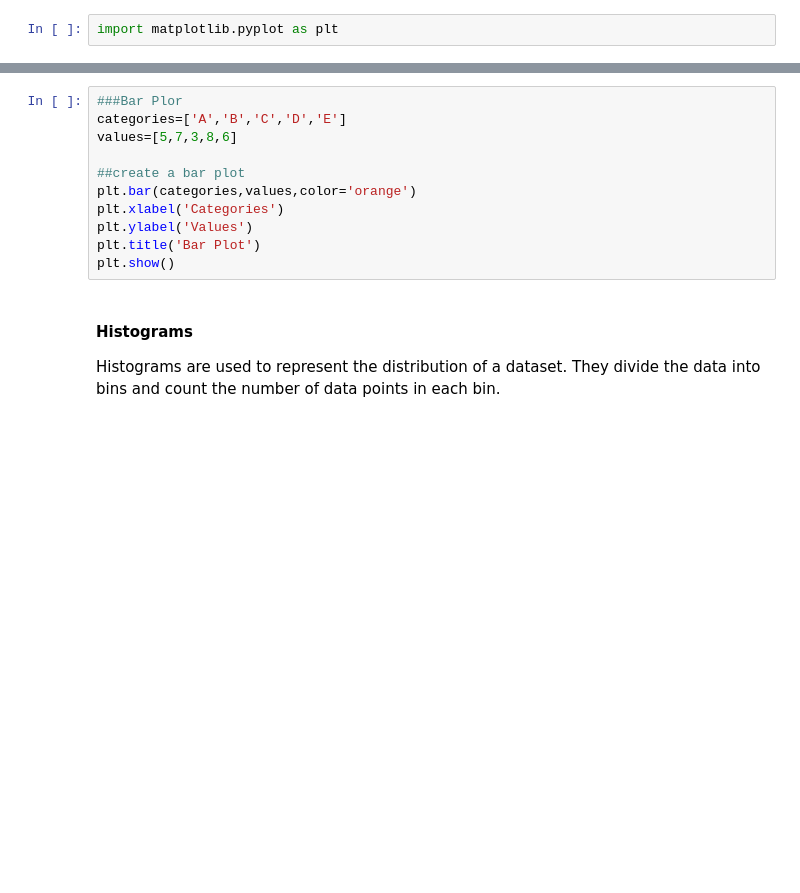
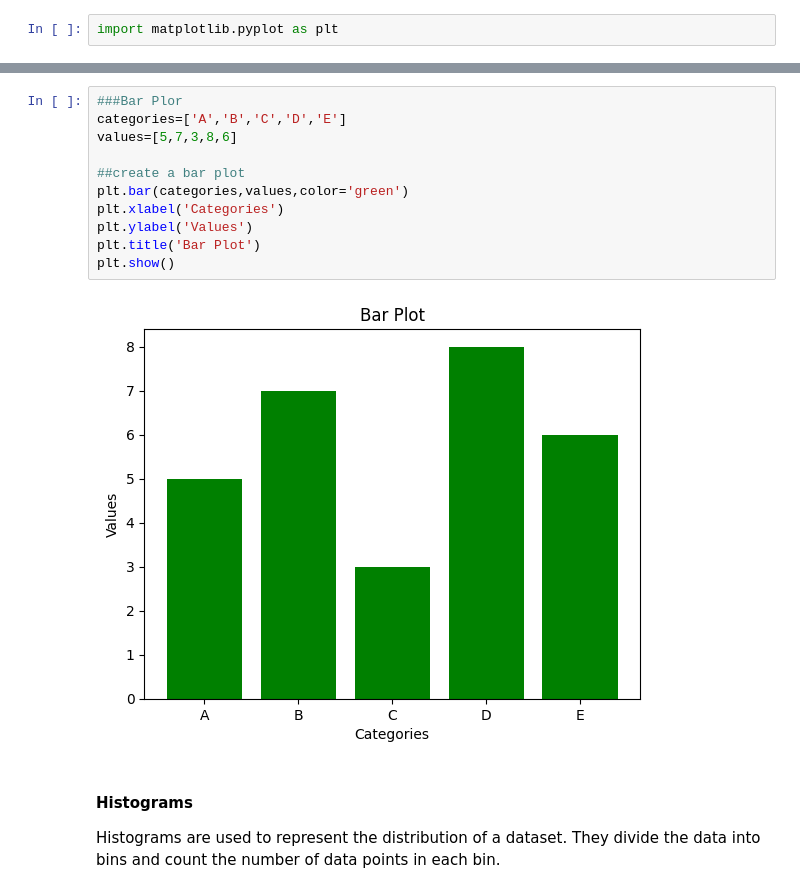
Before and after one commit to ankul21-GIT/DC_DDS_04, a Jupyter notebook: Python/09_Data_Analysis_With_Python/9.5-matplotlib.ipynb, the cells around one changed output, grey strips where cells are left out. Cells and saved outputs as stored; diff of their text form; blank space fills up the shorter version.

```diff
--- a/Python/09_Data_Analysis_With_Python/9.5-matplotlib.ipynb
+++ b/Python/09_Data_Analysis_With_Python/9.5-matplotlib.ipynb
@@ -65,14 +85,16 @@ plt.title("Plot 4")
 # %%
 ###Bar Plor
 categories=['A','B','C','D','E']
 values=[5,7,3,8,6]
 
 ##create a bar plot
-plt.bar(categories,values,color='orange')
+plt.bar(categories,values,color='green')
 plt.xlabel('Categories')
 plt.ylabel('Values')
 plt.title('Bar Plot')
 plt.show()
+# %% [output]
+[figure, added]
 # %% [markdown]
 #### Histograms
 
```
Also changed, not shown: parts of 14 cells of this notebook, 2 other files.
